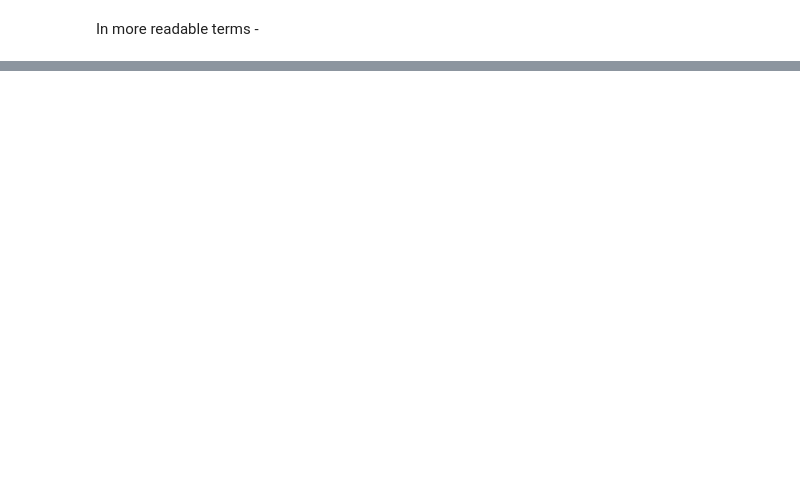
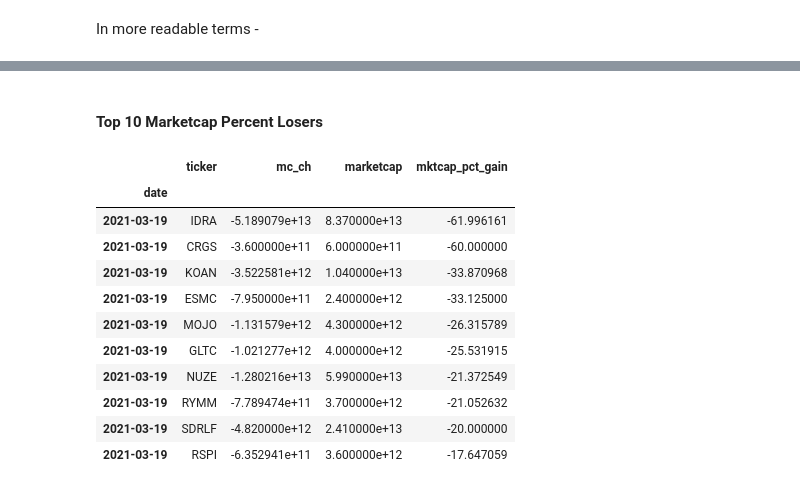
Before and after one commit to fidapco/notebooks, a Jupyter notebook: todays_market.ipynb, the cells around one changed output, grey strips where cells are left out. Cells and saved outputs as stored; diff of their text form; code cells hidden in the pictures; blank space fills up the shorter version.

```diff
--- a/todays_market.ipynb
+++ b/todays_market.ipynb
@@ -65,0 +103,17 @@ We can look at the top companies in several ways - by market cap, revenue, asset
+# %% [markdown]
+#### Top 10 Marketcap Percent Losers
+# %%
+df_tickers[['ticker','mc_ch', 'marketcap','mktcap_pct_gain']].sort_values(by='mktcap_pct_gain').head(10)
+# %% [output]
+|  | ticker | mc_ch | marketcap | mktcap_pct_gain |
+| date |  |  |  |  |
+| 2021-03-19 | IDRA | -5.189079e+13 | 8.370000e+13 | -61.996161 |
+| 2021-03-19 | CRGS | -3.600000e+11 | 6.000000e+11 | -60.000000 |
+| 2021-03-19 | KOAN | -3.522581e+12 | 1.040000e+13 | -33.870968 |
+| 2021-03-19 | ESMC | -7.950000e+11 | 2.400000e+12 | -33.125000 |
+| 2021-03-19 | MOJO | -1.131579e+12 | 4.300000e+12 | -26.315789 |
+| 2021-03-19 | GLTC | -1.021277e+12 | 4.000000e+12 | -25.531915 |
+| 2021-03-19 | NUZE | -1.280216e+13 | 5.990000e+13 | -21.372549 |
+| 2021-03-19 | RYMM | -7.789474e+11 | 3.700000e+12 | -21.052632 |
+| 2021-03-19 | SDRLF | -4.820000e+12 | 2.410000e+13 | -20.000000 |
+| 2021-03-19 | RSPI | -6.352941e+11 | 3.600000e+12 | -17.647059 |
```
Also changed, not shown: parts of 22 cells of this notebook.
